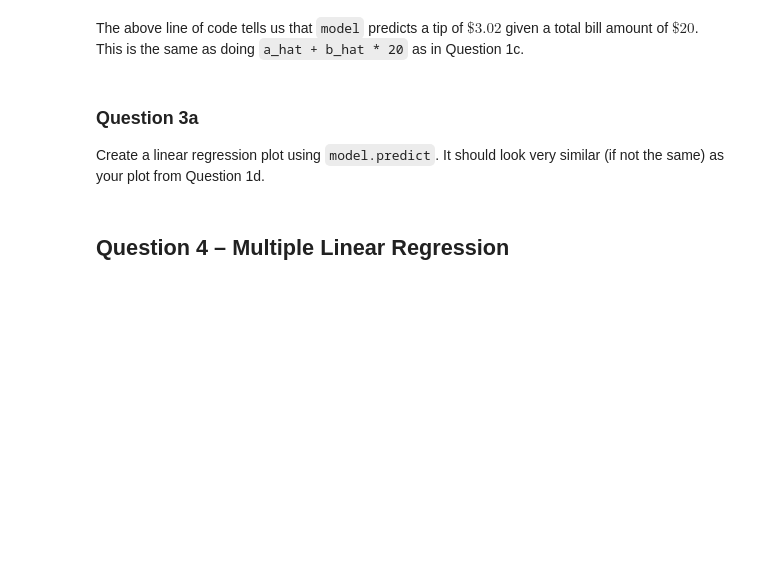
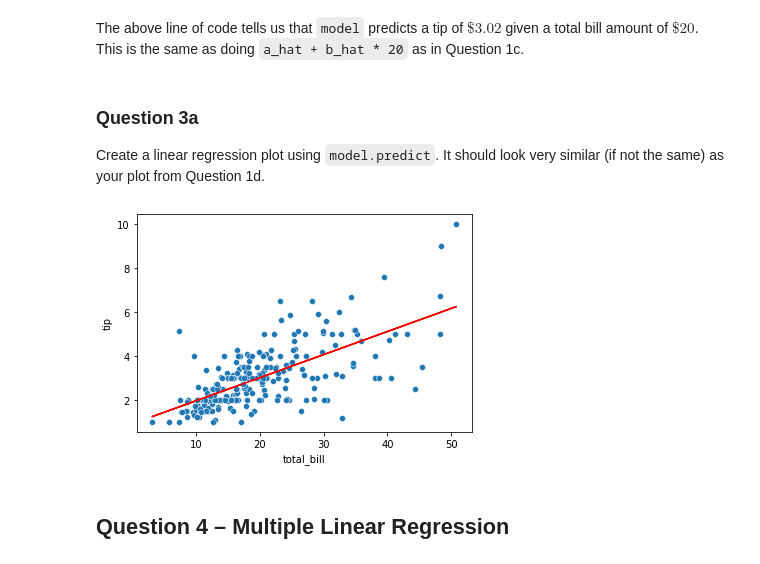
Before and after one commit to TheEvergreenStateCollege/week-2-hunter-a1, a Jupyter notebook: lab/lab07/lab07.ipynb, the cells around one changed output. Cells and saved outputs as stored; diff of their text form; code cells hidden in the pictures; blank space fills up the shorter version.

```diff
--- a/lab/lab07/lab07.ipynb
+++ b/lab/lab07/lab07.ipynb
@@ -327,9 +380,11 @@ BEGIN QUESTION
 name: q3a
 -->
 # %%
-predicted_tip = ...
+predicted_tip = model.predict(X=tips[['total_bill']])
 sns.scatterplot(x='total_bill', y='tip', data=tips)
 plt.plot(tips["total_bill"],  predicted_tip, color = 'r');
+# %% [output]
+[figure, added]
 # %% [markdown]
 ## Question 4 – Multiple Linear Regression
 # %% [markdown]
```
Also changed, not shown: parts of 29 cells of this notebook.
